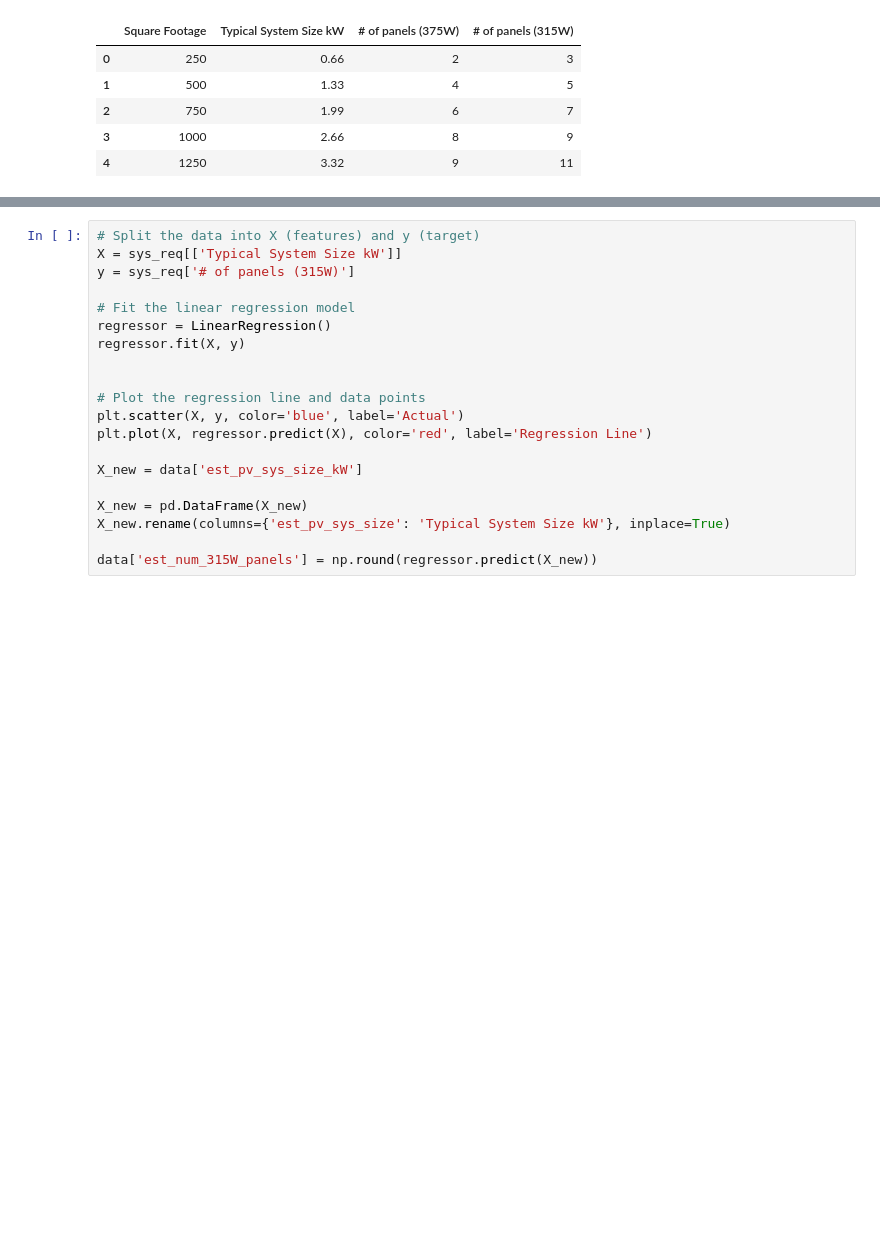
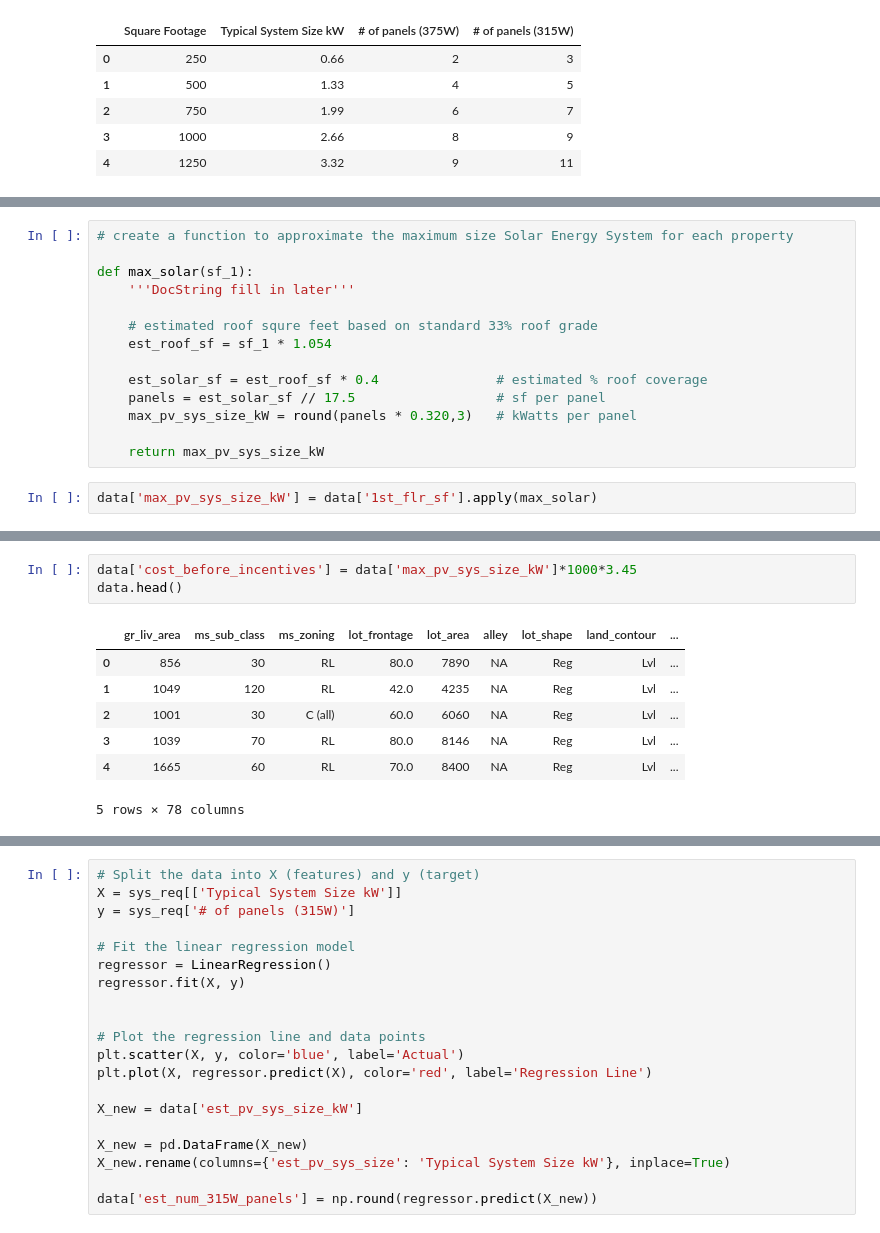
Before and after one commit to eihwood/ML-Ames-Housing, a Jupyter notebook: src/Estimate-PV-System-Size.ipynb, the cells around one changed output, grey strips where cells are left out. Saved outputs shown, nothing was run; the diff lists cells and outputs as text; blank space fills up the shorter version.

```diff
--- a/src/Estimate-PV-System-Size.ipynb
+++ b/src/Estimate-PV-System-Size.ipynb
@@ -121,0 +128,16 @@ data.head()
+# %%
+# create a function to approximate the maximum size Solar Energy System for each property
+
+def max_solar(sf_1):
+    '''DocString fill in later'''
+
+    # estimated roof squre feet based on standard 33% roof grade
+    est_roof_sf = sf_1 * 1.054
+
+    est_solar_sf = est_roof_sf * 0.4               # estimated % roof coverage
+    panels = est_solar_sf // 17.5                  # sf per panel
+    max_pv_sys_size_kW = round(panels * 0.320,3)   # kWatts per panel
+
+    return max_pv_sys_size_kW
+# %%
+data['max_pv_sys_size_kW'] = data['1st_flr_sf'].apply(max_solar)
@@ -121,0 +159,11 @@ data.head()
+# %%
+data['cost_before_incentives'] = data['max_pv_sys_size_kW']*1000*3.45
+data.head()
+# %% [output]
+|  | gr_liv_area | ms_sub_class | ms_zoning | lot_frontage | lot_area | alley | lot_shape | land_contour | ... |
+| 0 | 856 | 30 | RL | 80.0 | 7890 | NA | Reg | Lvl | ... |
+| 1 | 1049 | 120 | RL | 42.0 | 4235 | NA | Reg | Lvl | ... |
+| 2 | 1001 | 30 | C (all) | 60.0 | 6060 | NA | Reg | Lvl | ... |
+| 3 | 1039 | 70 | RL | 80.0 | 8146 | NA | Reg | Lvl | ... |
+| 4 | 1665 | 60 | RL | 70.0 | 8400 | NA | Reg | Lvl | ... |
+5 rows × 78 columns
```
Also changed, not shown: parts of 38 cells of this notebook.
